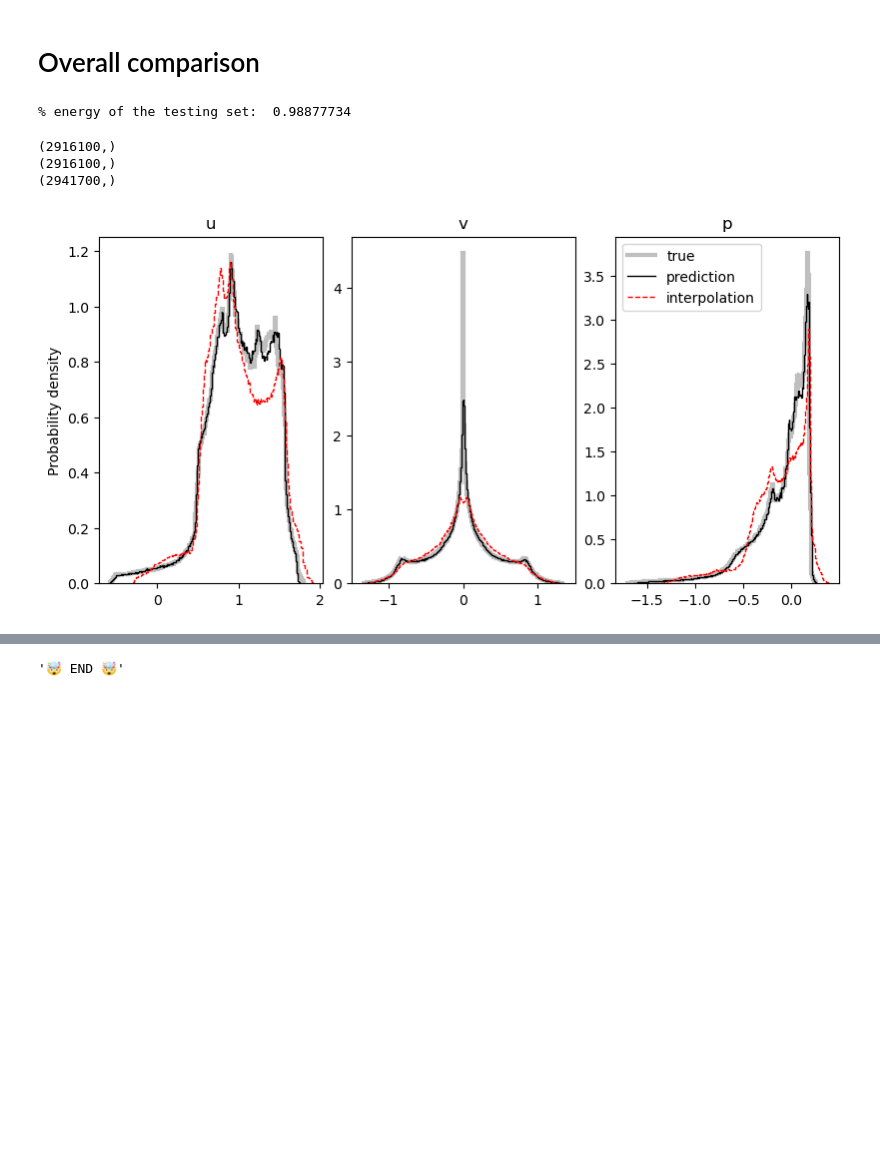
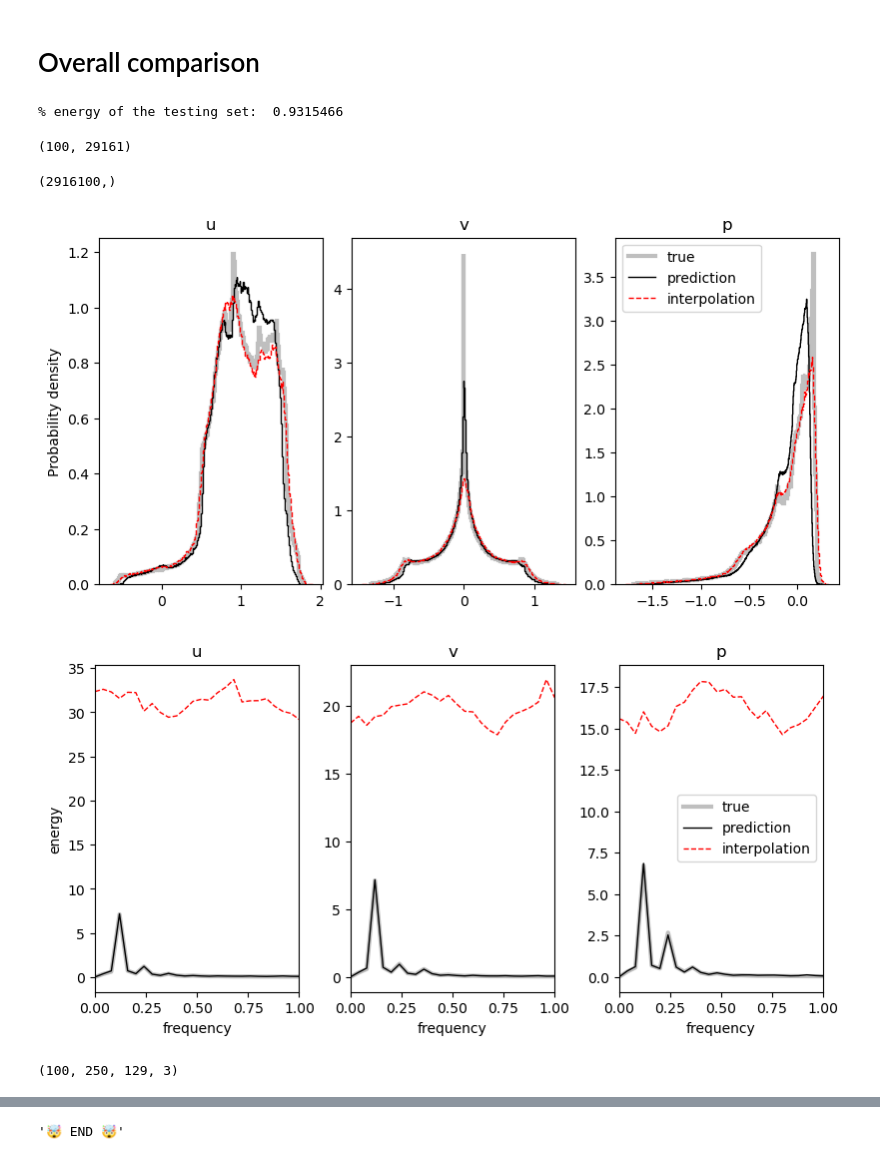
Before and after one commit to MagriLab/FlowReconstructionFromExperiment, a Jupyter notebook: visualisation_notebook/results_physics.ipynb, the cells around one changed output, grey strips where cells are left out. Cells and saved outputs as stored; diff of their text form; code cells hidden in the pictures; blank space fills up the shorter version.

Commit message:
added global temporal frequency comaprison

```diff
--- a/visualisation_notebook/results_physics.ipynb
+++ b/visualisation_notebook/results_physics.ipynb
@@ -32,7 +32,8 @@ from utils.py_helper import slice_from_tuple
 plt.style.use('../utils/ppt.mplstyle')
 # %%
 # results_dir = Path('../local_results/t2spfcpi3230707162526') # qr-pod
-results_dir = Path('../local_results/draft/t2gpfcpi3230714182415/') # clean_grid_recosntruction
+# results_dir = Path('../local_results/draft/t2gpfcpi3230714182415/') # clean_grid_recosntruction
+results_dir = Path('../local_results/snr20-mean3/treasured-sweep-11/') # best snr20 mean3
 
 print('Does directory exist?',results_dir.exists())
 ! ls $results_dir
@@ -633,4 +636,6 @@ Overall MSE for noisy testing set:  0.0
 percent_energy = np.sum(pred_test**2)/np.sum(u_test**2)
 print('% energy of the testing set: ', percent_energy)
 # %% [output]
-% energy of the testing set:  0.98877734
+% energy of the testing set:  0.9315466
+# %%
+mask = ~np.isnan(compare_interp[0,...,0])
@@ -637,26 +644,58 @@ print('% energy of the testing set: ', percent_energy)
+# %%
+tmp.shape
+# %% [output]
+(100, 29161)
+# %%
+tmp = np.abs(np.fft.fft(interp_test_nonan[0]-np.mean(interp_test_nonan[0])))
+# %% [output]
+(2916100,)
 # %%
-interp_test = compare_interp.reshape((-1,3))
 interp_test_nonan = []
 for i in range(3):
-    interp_test_nonan.append(interp_test[:,i][~np.isnan(interp_test[:,i])])
+    # interp_test_nonan.append(interp_test[:,i][~np.isnan(interp_test[:,i])])
+    mask = ~np.isnan(compare_interp[0,...,i])
+    interp_test_nonan.append(compare_interp[...,i][:,mask])
 
 fig,axes = plt.subplots(1,3,figsize=(8,4))
 for i,var in zip(range(3),['u','v','p']):
     counts_true,bins_true = np.histogram(u_test[...,i].flatten(), density=True, bins='auto')
     axes[i].stairs(counts_true,bins_true,label='true',linewidth=3, color='#808080',alpha=0.5)
     counts,bins = np.histogram(pred_test[...,i].flatten(), density=True, bins='auto')
     axes[i].stairs(counts,bins,label='prediction',color='k')
     counts,bins = np.histogram(interp_test_nonan[i].flatten(), density=True, bins='auto')
     axes[i].stairs(counts,bins,label='interpolation',color='r',linestyle='--')
     axes[i].set(title=var)
 axes[0].set_ylabel('Probability density')
 axes[2].legend()
 plt.show()
+
+
+freq_data_overall = np.einsum('t x y u -> t u', np.abs(np.fft.fft(u_test-np.mean(u_test,axis=0,keepdims=True),axis=0)))
+freq_data_overall = freq_data_overall / np.std(freq_data_overall,axis=0)
+freq_pred_overall = np.einsum('t x y u -> t u', np.abs(np.fft.fft(pred_test-np.mean(pred_test,axis=0,keepdims=True),axis=0)))
+freq_pred_overall = freq_pred_overall / np.std(freq_pred_overall,axis=0)
+freq_interp = []
+for i in range(3):
+    _interp = np.einsum('t n -> t', np.abs(np.fft.fft(interp_test_nonan[i]-np.mean(interp_test_nonan[i]))))
+    _interp = _interp / np.std(_interp)
+    freq_interp.append(_interp)
+
+fig,axes = plt.subplots(1,3,figsize=(8,4),sharex=True)
+for i,var in zip(range(3),['u','v','p']):
+    axes[i].plot(freq[:int(len(freq)/2)], freq_data_overall[:int(len(freq)/2),i],label='true',linewidth=3,color='#808080',alpha=0.5)
+    axes[i].plot(freq[:int(len(freq)/2)], freq_pred_overall[:int(len(freq)/2),i],label='prediction',color='k',linewidth=1)
+    axes[i].plot(freq[:int(len(freq)/2)], freq_interp[i][:int(len(freq)/2)],label='interpolation',color='r',linewidth=1,linestyle='--')
+    axes[i].set(title=var,xlabel='frequency',xlim=[0,1.0])
+axes[2].legend()
+axes[0].set(ylabel='energy')
+plt.show()
 # %% [output]
-(2916100,)
-(2916100,)
-(2941700,)
-[figure, old version]
+[figure, new version]
+[figure, added]
+# %%
+u_test.shape
+# %% [output]
+(100, 250, 129, 3)
 # %%
 fftn_pred = np.fft.fftn(pred_test-np.mean(pred_test,axis=0,keepdims=True),axes=[1,2])
 fftn_true = np.fft.fftn(u_test-np.mean(u_test,axis=0,keepdims=True),axes=[1,2])
```
Also changed, not shown: parts of 16 cells of this notebook.
